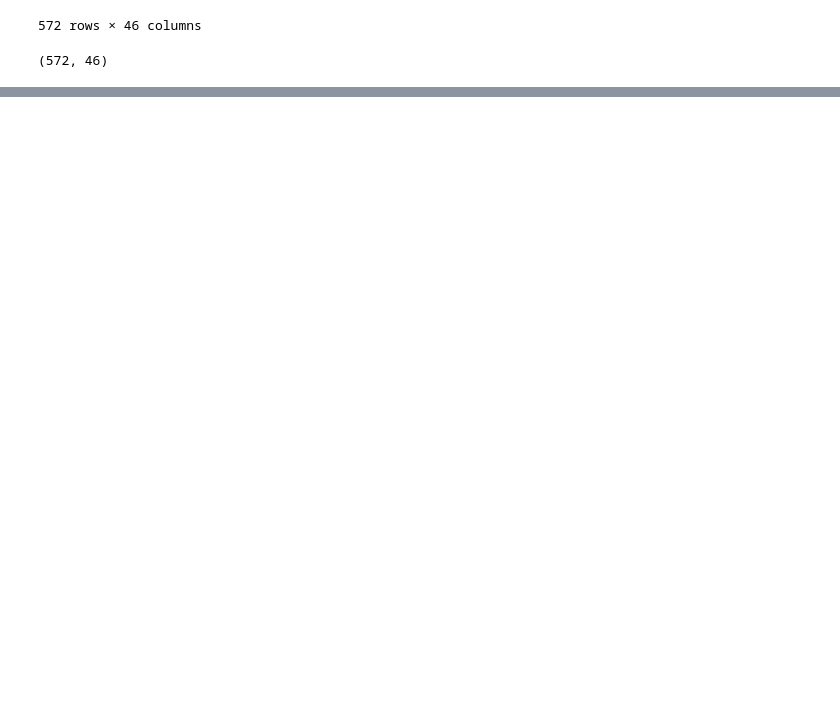
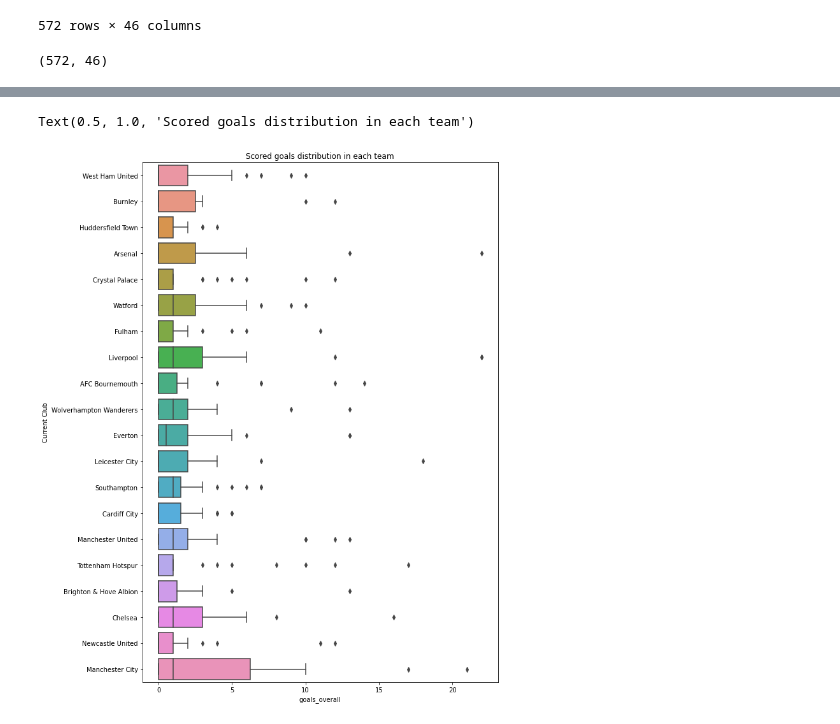
Before and after one commit to Renat2001/EPLAnalysis, a Jupyter notebook: Analysis of EPL 2018-2019 season.ipynb, the cells around one changed output, grey strips where cells are left out. Drawn from its saved outputs; the diff is of its cells as text; code cells hidden in the pictures; blank space fills up the shorter version.

```diff
--- a/Analysis of EPL 2018-2019 season.ipynb
+++ b/Analysis of EPL 2018-2019 season.ipynb
@@ -180,0 +167,12 @@ memory usage: 111.7+ KB
+# %%
+players
+for x in players.index:
+    if players.loc[x, "position"] != 'Goalkeeper':
+        players.loc[x, "clean_sheets_overall"] = 0
+        players.loc[x, "conceded_overall"] = 0
+        players.loc[x, "clean_sheets_home"] = 0
+        players.loc[x, "clean_sheets_away"] = 0
+        players.loc[x, "conceded_home"] = 0
+        players.loc[x, "conceded_away"] = 0
+        players.loc[x, "conceded_per_90_overall"] = 0
+        players.loc[x, "min_per_conceded_overall"] = 0
@@ -221,0 +316,6 @@ In the DataFrame I don't need to replace zeros to another values, because in foo
+# %%
+plt.figure(figsize=(10, 15))
+sns.boxplot( y = players["Current Club"], x = players["goals_overall"], data = players).set_title("Scored goals distribution in each team")
+# %% [output]
+Text(0.5, 1.0, 'Scored goals distribution in each team')
+[figure, added]
```
Also changed, not shown: parts of 36 cells of this notebook, 5 other files.
